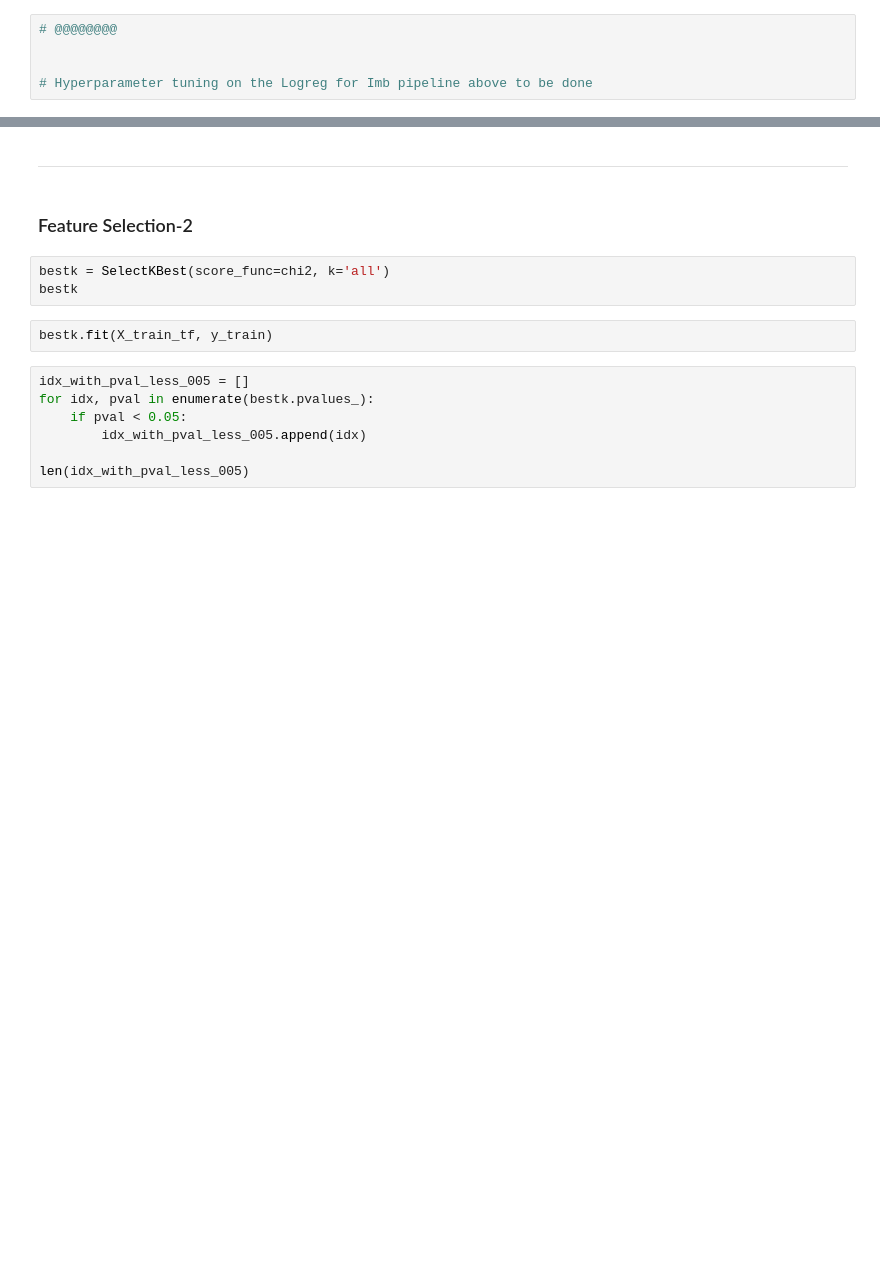
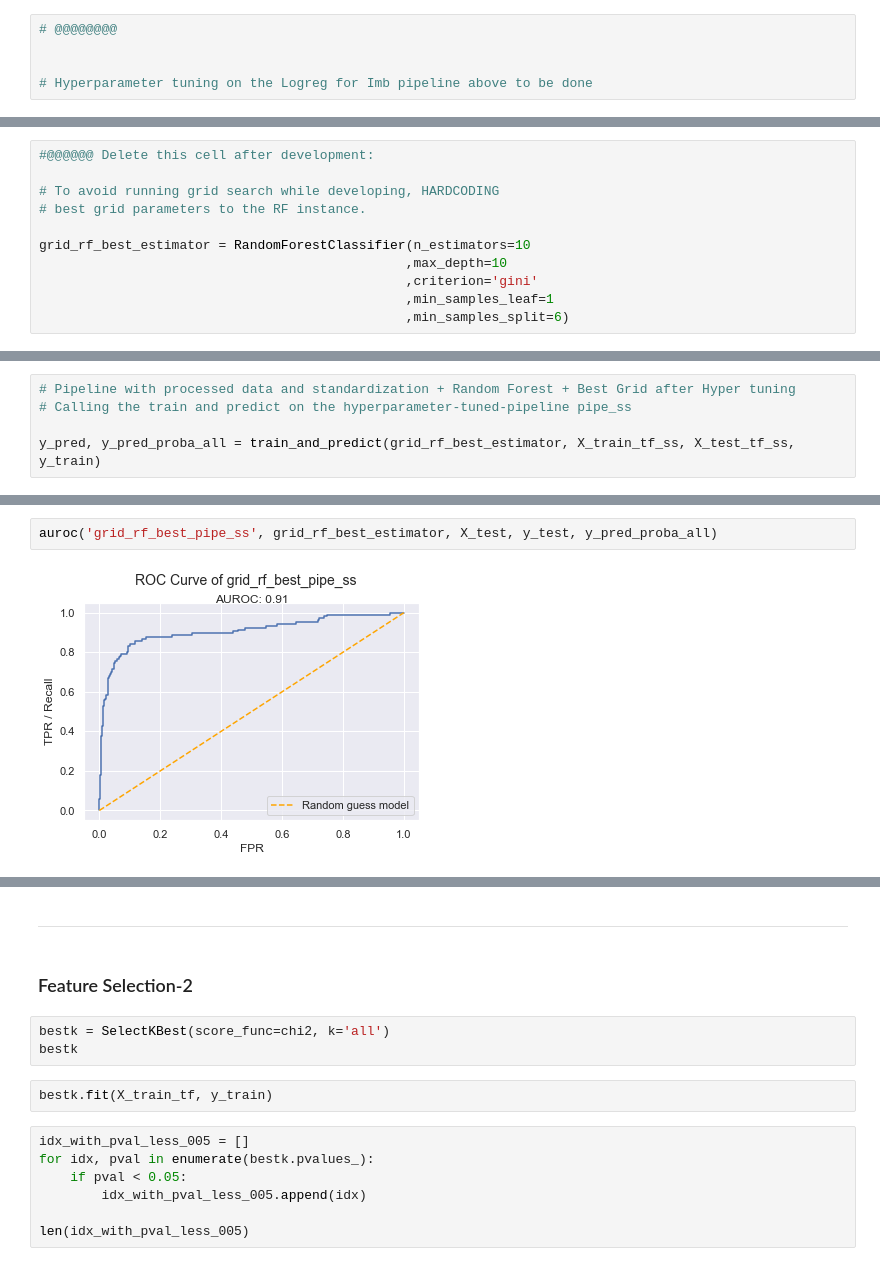
Before and after one commit to ashish-sharma-as/Customer_Churn, a Jupyter notebook: customer_churn.ipynb, the cells around one changed output, grey strips where cells are left out. Saved outputs shown, nothing was run; the diff lists cells and outputs as text; blank space fills up the shorter version.

```diff
--- a/customer_churn.ipynb
+++ b/customer_churn.ipynb
@@ -1321,0 +1491,11 @@ model_results_df
+# %%
+#@@@@@@ Delete this cell after development:
+
+# To avoid running grid search while developing, HARDCODING
+# best grid parameters to the RF instance.
+
+grid_rf_best_estimator = RandomForestClassifier(n_estimators=10
+                                               ,max_depth=10
+                                               ,criterion='gini'
+                                               ,min_samples_leaf=1
+                                               ,min_samples_split=6)
@@ -1321,0 +1529,5 @@ model_results_df
+# %%
+# Pipeline with processed data and standardization + Random Forest + Best Grid after Hyper tuning
+# Calling the train and predict on the hyperparameter-tuned-pipeline pipe_ss
+
+y_pred, y_pred_proba_all = train_and_predict(grid_rf_best_estimator, X_train_tf_ss, X_test_tf_ss, y_train)
@@ -1321,0 +1558,4 @@ model_results_df
+# %%
+auroc('grid_rf_best_pipe_ss', grid_rf_best_estimator, X_test, y_test, y_pred_proba_all)
+# %% [output]
+[figure, added]
```
Also changed, not shown: parts of 81 cells of this notebook.
